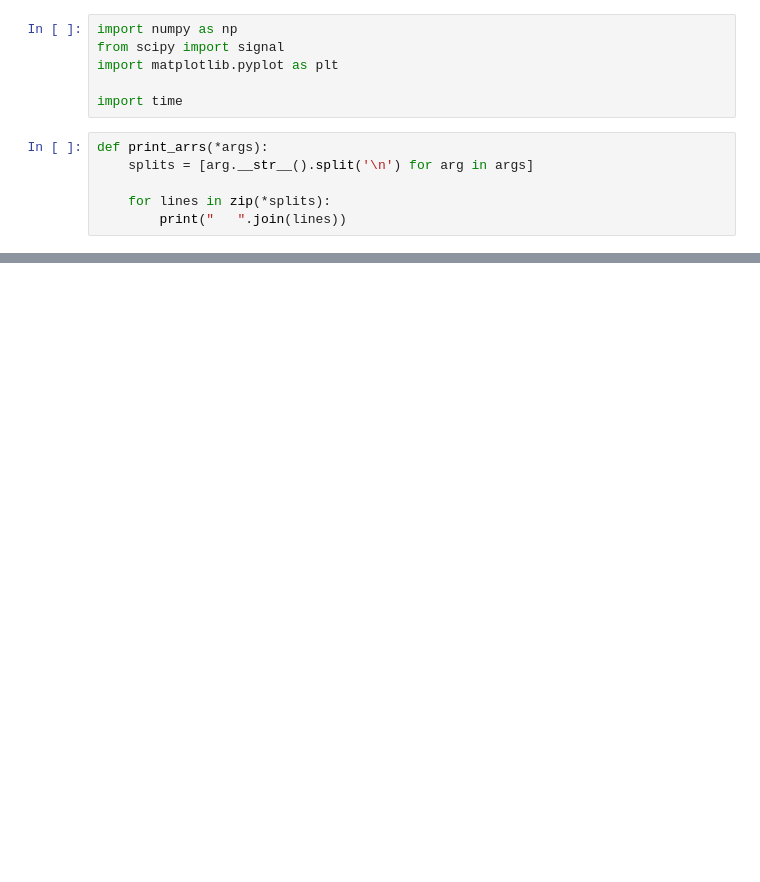
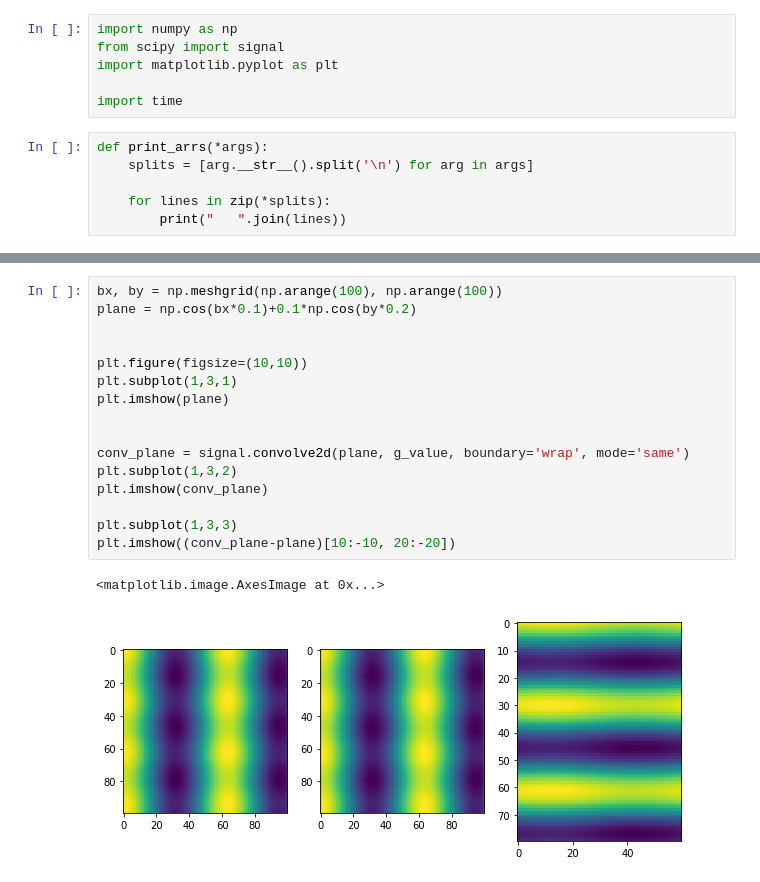
Before and after one commit to DawidMaciazek/ripple_model, a Jupyter notebook: notebooks/convolution_test.ipynb, the cells around one changed output, grey strips where cells are left out. Saved outputs shown, nothing was run; the diff lists cells and outputs as text; blank space fills up the shorter version.

```diff
--- a/notebooks/convolution_test.ipynb
+++ b/notebooks/convolution_test.ipynb
@@ -126 +142,20 @@ plt.imshow((conv_plane-plane)[10:-10, 20:-20])
+# %%
+bx, by = np.meshgrid(np.arange(100), np.arange(100))
+plane = np.cos(bx*0.1)+0.1*np.cos(by*0.2)
+
+
+plt.figure(figsize=(10,10))
+plt.subplot(1,3,1)
+plt.imshow(plane)
+
+
+conv_plane = signal.convolve2d(plane, g_value, boundary='wrap', mode='same')
+plt.subplot(1,3,2)
+plt.imshow(conv_plane)
+
+plt.subplot(1,3,3)
+plt.imshow((conv_plane-plane)[10:-10, 20:-20])
+# %% [output]
+<matplotlib.image.AxesImage at 0x...>
+[figure, added]
 # %%
```
Also changed, not shown: parts of 17 cells of this notebook, 1 other file.
